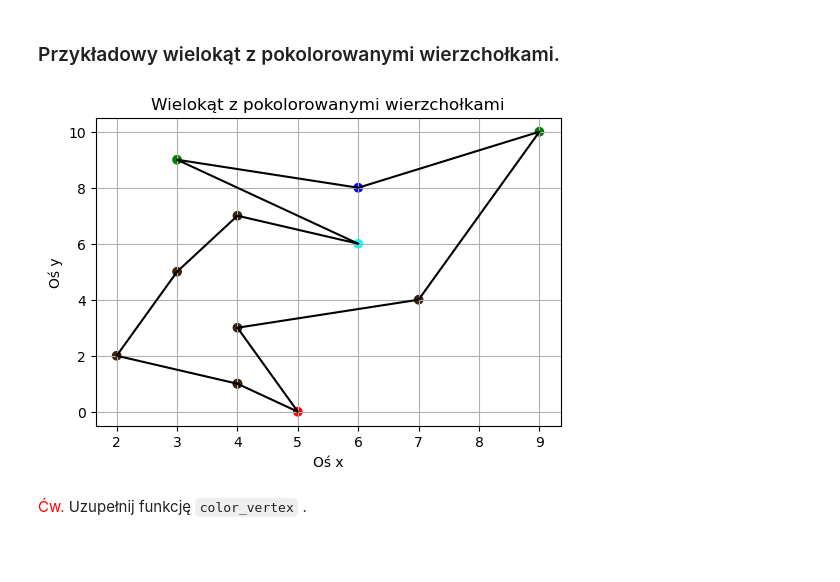
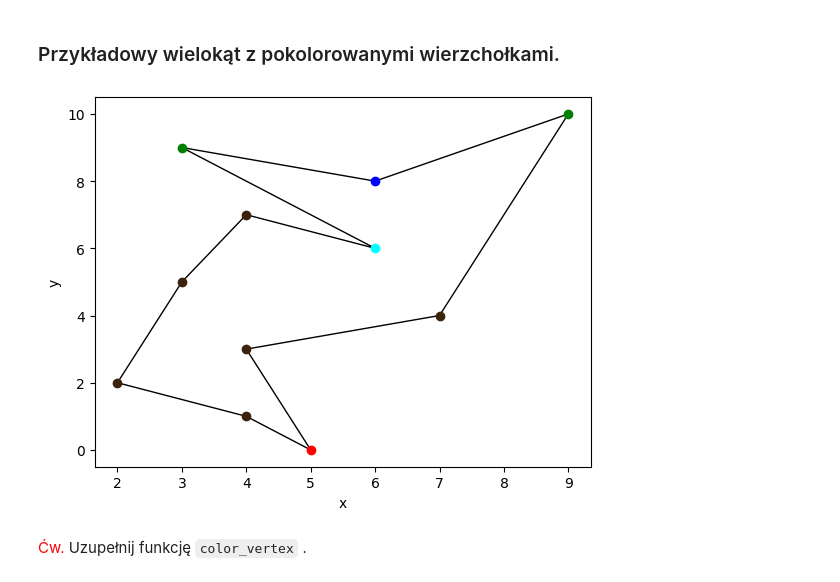
Before and after one commit to aghbit/Algorytmy-Geometryczne, a Jupyter notebook: bitalg/lab3/main.ipynb, the cells around one changed output. Saved outputs shown, nothing was run; the diff lists cells and outputs as text; code cells hidden in the pictures; blank space fills up the shorter version.

````diff
--- a/bitalg/lab3/main.ipynb
+++ b/bitalg/lab3/main.ipynb
@@ -61,3 +29,35 @@ def draw_polygon_tri():
+# %%
+def draw_polygon_colors(polygon,colors):
+    points_start=[]
+    points_end=[]
+    points_connect=[]
+    points_divide=[]
+    points_regular=[]
+    for i in range(len(polygon)):
+        if colors[i]==0:
+            points_start.append(polygon[i])
+        elif colors[i]==1:
+            points_end.append(polygon[i])
+        elif colors[i]==2:
+            points_connect.append(polygon[i])
+        elif colors[i]==3:
+            points_divide.append(polygon[i])
+        elif colors[i]==4:
+            points_regular.append(polygon[i])
+
+    vis = Visualizer()
+    colors_start = ['green']
+    color_end=['red']
+    color_connect=['blue']
+    color_divide=['cyan']
+    color_regular=['#3B240B']
+    vis.add_polygon(polygon, fill=False)
+    vis.add_point(points_start, color=colors_start)
+    vis.add_point(points_end, color=color_end)
+    vis.add_point(points_connect, color=color_connect)
+    vis.add_point(points_divide, color=color_divide)
+    vis.add_point(points_regular, color=color_regular)
+    vis.show()
 # %% [markdown]
 ## Wprowadzenie
 Celem ćwiczenia jest:
@@ -117,9 +109,9 @@ Wierzchołki łączące i dzielące odgrywają kluczową rolę w procesie triang
 # %% [markdown]
 ### Przykładowy wielokąt z pokolorowanymi wierzchołkami.
 # %%
-draw_polygon_colors()
+draw_polygon_colors(polygon_example,polygon_example_colors)
 # %% [output]
-[figure, old version]
+[figure, new version]
 # %% [markdown]
 <span style="color:red">Ćw.</span> Uzupełnij funkcję ```color_vertex``` .
 # %%
````
Also changed, not shown: parts of 20 cells of this notebook.
